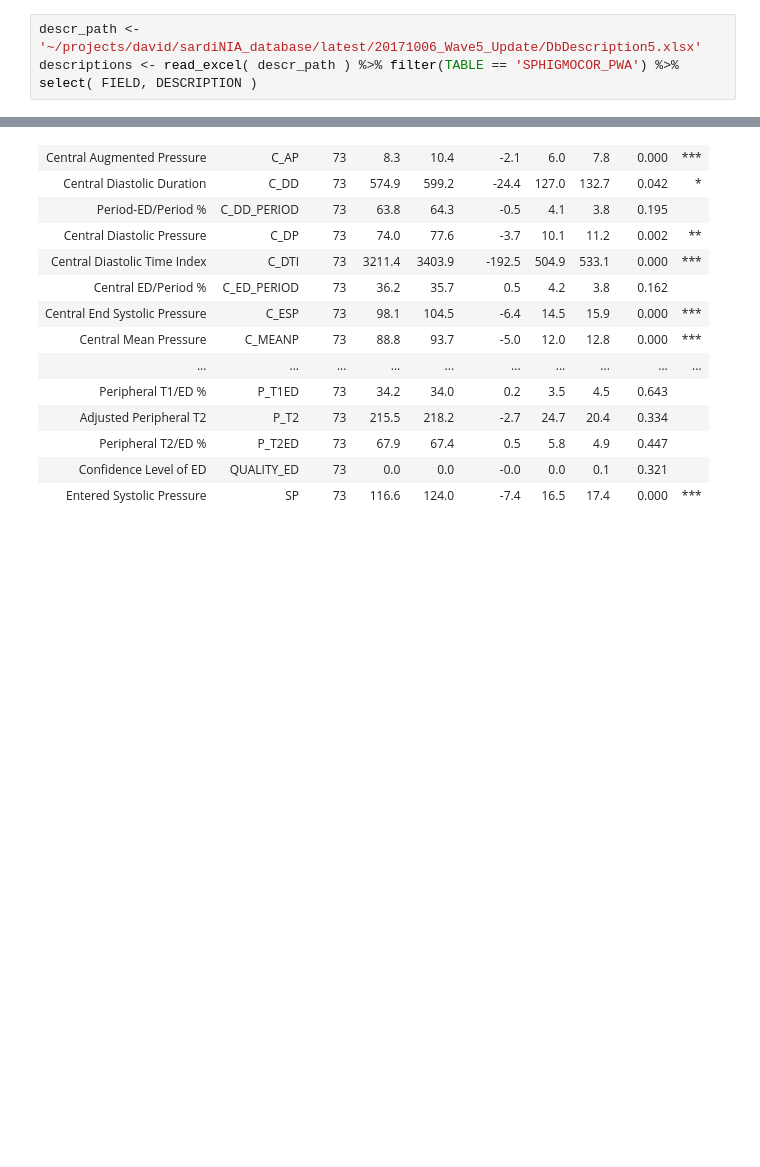
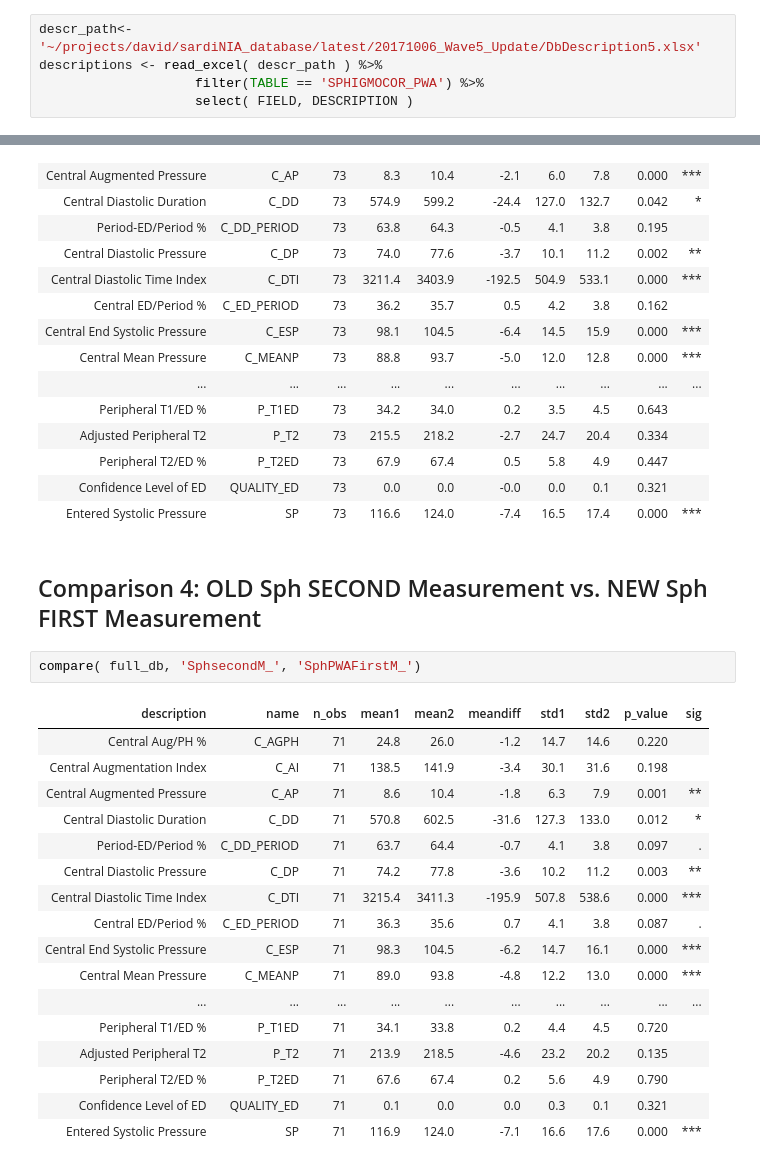
Before and after one commit to colettace/DataAnalyses, a Jupyter notebook: statistics/Coletta_ST765_DAP1.ipynb, the cells around one changed output, grey strips where cells are left out. Drawn from its saved outputs; the diff is of its cells as text; blank space fills up the shorter version.

Commit message:
adding some documentation and a final additional comparison

```diff
--- a/statistics/Coletta_ST765_DAP1.ipynb
+++ b/statistics/Coletta_ST765_DAP1.ipynb
@@ -114,3 +149,5 @@ The following objects are masked from ‘package:base’:
 # %%
-descr_path <- '~/projects/david/sardiNIA_database/latest/20171006_Wave5_Update/DbDescription5.xlsx'
-descriptions <- read_excel( descr_path ) %>% filter(TABLE == 'SPHIGMOCOR_PWA') %>% select( FIELD, DESCRIPTION )
+descr_path<- '~/projects/david/sardiNIA_database/latest/20171006_Wave5_Update/DbDescription5.xlsx'
+descriptions <- read_excel( descr_path ) %>%
+                    filter(TABLE == 'SPHIGMOCOR_PWA') %>%
+                    select( FIELD, DESCRIPTION )
@@ -255,3 +284,25 @@ compare( full_db, 'SphfirstM_', 'SphPWAFirstM_')
 | Peripheral T2/ED % | P_T2ED | 73 | 67.9 | 67.4 | 0.5 | 5.8 | 4.9 | 0.447 |  |
 | Confidence Level of ED | QUALITY_ED | 73 | 0.0 | 0.0 | -0.0 | 0.0 | 0.1 | 0.321 |  |
 | Entered Systolic Pressure | SP | 73 | 116.6 | 124.0 | -7.4 | 16.5 | 17.4 | 0.000 | *** |
+# %% [markdown]
+## Comparison 4: OLD Sph SECOND Measurement vs. NEW Sph FIRST Measurement
+# %%
+compare( full_db, 'SphsecondM_', 'SphPWAFirstM_')
+# %% [output]
+| description | name | n_obs | mean1 | mean2 | meandiff | std1 | std2 | p_value | sig |
+| Central Aug/PH % | C_AGPH | 71 | 24.8 | 26.0 | -1.2 | 14.7 | 14.6 | 0.220 |  |
+| Central Augmentation Index | C_AI | 71 | 138.5 | 141.9 | -3.4 | 30.1 | 31.6 | 0.198 |  |
+| Central Augmented Pressure | C_AP | 71 | 8.6 | 10.4 | -1.8 | 6.3 | 7.9 | 0.001 | ** |
+| Central Diastolic Duration | C_DD | 71 | 570.8 | 602.5 | -31.6 | 127.3 | 133.0 | 0.012 | * |
+| Period-ED/Period % | C_DD_PERIOD | 71 | 63.7 | 64.4 | -0.7 | 4.1 | 3.8 | 0.097 | . |
+| Central Diastolic Pressure | C_DP | 71 | 74.2 | 77.8 | -3.6 | 10.2 | 11.2 | 0.003 | ** |
+| Central Diastolic Time Index | C_DTI | 71 | 3215.4 | 3411.3 | -195.9 | 507.8 | 538.6 | 0.000 | *** |
+| Central ED/Period % | C_ED_PERIOD | 71 | 36.3 | 35.6 | 0.7 | 4.1 | 3.8 | 0.087 | . |
+| Central End Systolic Pressure | C_ESP | 71 | 98.3 | 104.5 | -6.2 | 14.7 | 16.1 | 0.000 | *** |
+| Central Mean Pressure | C_MEANP | 71 | 89.0 | 93.8 | -4.8 | 12.2 | 13.0 | 0.000 | *** |
+| ... | ... | ... | ... | ... | ... | ... | ... | ... | ... |
+| Peripheral T1/ED % | P_T1ED | 71 | 34.1 | 33.8 | 0.2 | 4.4 | 4.5 | 0.720 |  |
+| Adjusted Peripheral T2 | P_T2 | 71 | 213.9 | 218.5 | -4.6 | 23.2 | 20.2 | 0.135 |  |
+| Peripheral T2/ED % | P_T2ED | 71 | 67.6 | 67.4 | 0.2 | 5.6 | 4.9 | 0.790 |  |
+| Confidence Level of ED | QUALITY_ED | 71 | 0.1 | 0.0 | 0.0 | 0.3 | 0.1 | 0.321 |  |
+| Entered Systolic Pressure | SP | 71 | 116.9 | 124.0 | -7.1 | 16.6 | 17.6 | 0.000 | *** |
```
Also changed, not shown: parts of 16 cells of this notebook.
